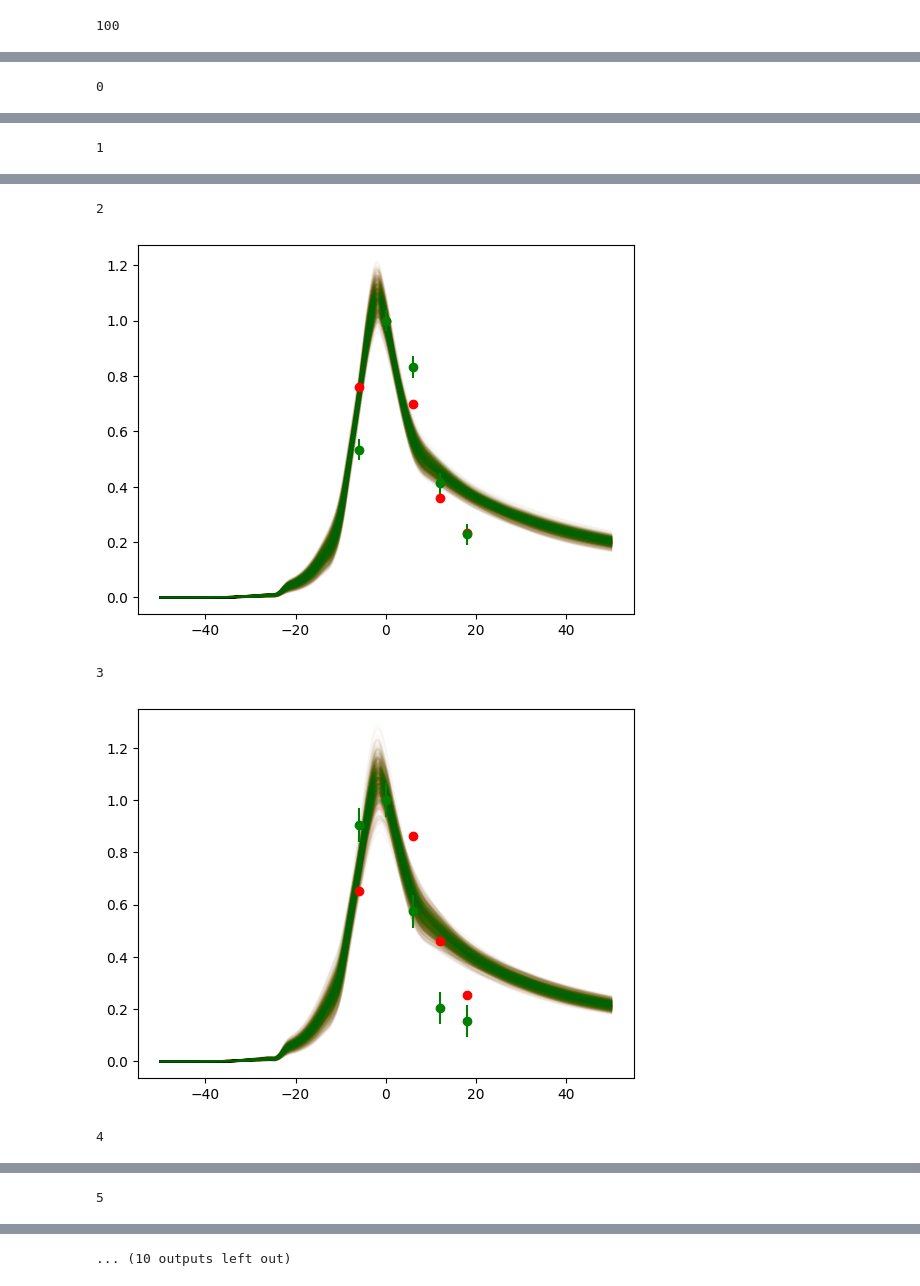
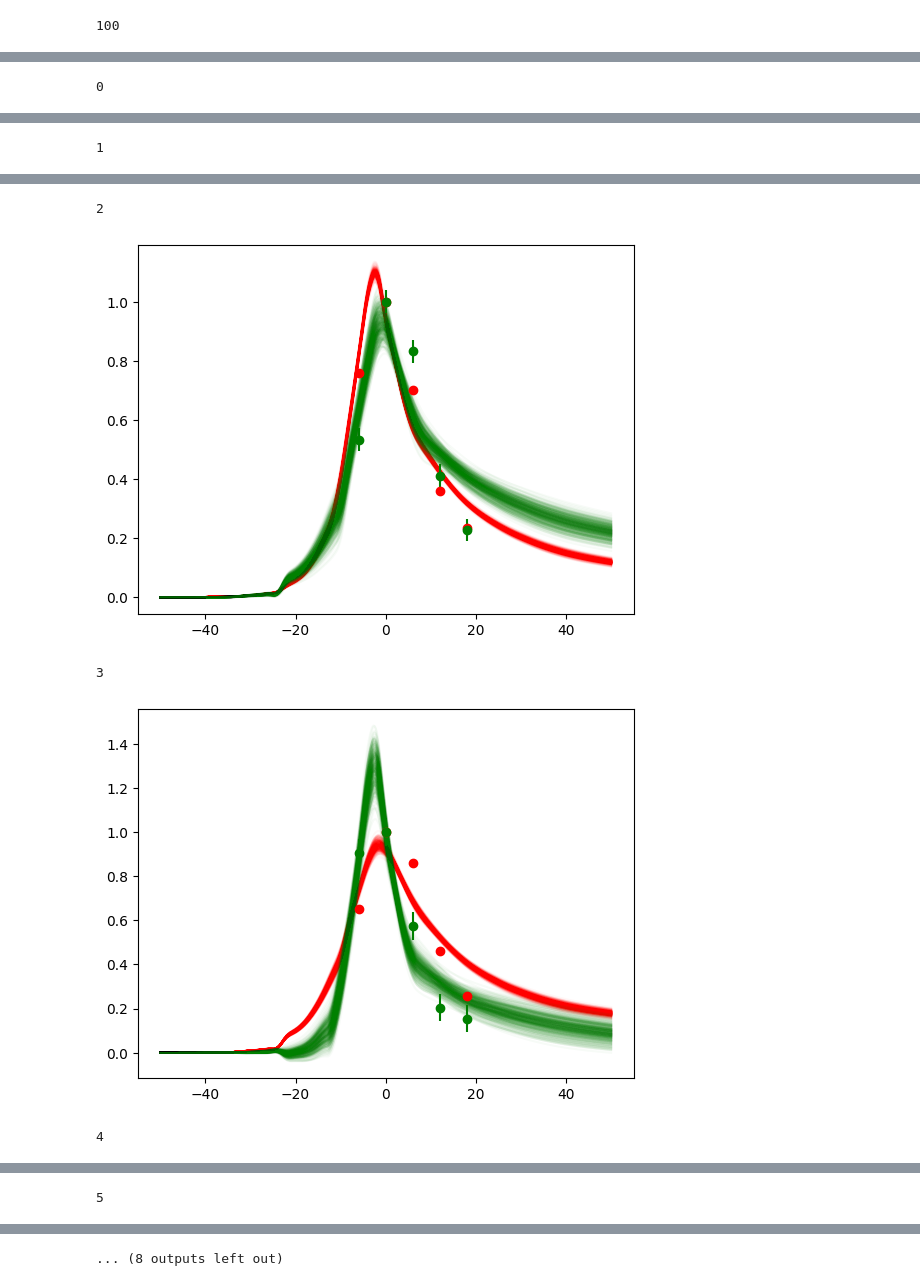
Before and after one commit to b-biswas/ltcurveMCMC, a Jupyter notebook: notebooks/perfect_sims_pcs.ipynb, the cells around one changed output, grey strips where cells are left out. Saved outputs shown, nothing was run; the diff lists cells and outputs as text; code cells hidden in the pictures.

```diff
--- a/notebooks/perfect_sims_pcs.ipynb
+++ b/notebooks/perfect_sims_pcs.ipynb
@@ -22,6 +22,9 @@ pcs = load_pcs()
 new_object_df = pd.read_csv(os.path.join(get_data_dir_path(), "perfect_sims.csv"))
 # %% [markdown]
 The perfect simulations are simulated for LSST so they have 6 differnet bands. Since right now we run the tests on the ZTF data which has only the g and r bands, we will use only these 2 from LSST for compution
+# %%
+mu = np.load(os.path.join(get_data_dir_path(), "mu.npy"))
+scale = np.load(os.path.join(get_data_dir_path(), "scale.npy"))
 # %% [markdown]
 # RUN MCMC
 # %%
@@ -48,8 +51,10 @@ x_range = jnp.asarray(new_object_df["time"])
 observed_value = np.array(new_object_df["flux"].values, dtype=jnp.float32)
 observed_sigma = np.array(new_object_df["fluxerr"].values, dtype=jnp.float32)
 
-jd = jd_model_pcs(index, x_range, pcs)
+jd = jd_model_pcs(index, x_range, pcs, mu, scale)
 # %%
 len(observed_sigma)
 # %% [output]
 100
+# %%
+index = jnp.array(index)
@@ -58,15 +71,15 @@ len(observed_sigma)
 run_mcmc = lambda seed: tfp.experimental.mcmc.windowed_adaptive_nuts(
         100,
         jd,
-        n_chains=4,
-        # num_adaptation_steps=5,
+        n_chains=10,
+        num_adaptation_steps=100,
         seed=seed,
-        sigma=observed_sigma*5,
+        sigma=observed_sigma,
         obs=observed_value,
     )
 
 
-rng, sample_rng = jax.random.split(rng)
+sample_rng, rng  = jax.random.split(rng)
 mcmc_samples, sampler_stats = run_mcmc(sample_rng)
 # %%
 from lcmcmc.parametric_fits import parametric_fn_pcs
@@ -90,13 +118,9 @@ for event_num in range(len(index)):
     for band in range(2):
         for sample_no in range(100):
             for chain_num in range(4):
-                c1_ = mcmc_samples.c1_[sample_no, chain_num, event_num, band]
-                c2 = mcmc_samples.c2[sample_no, chain_num, event_num, band]
-                c3 = mcmc_samples.c3[sample_no, chain_num, event_num, band]
-                c1 = c1_ - c2 - c3
-#                 print(c1)
-#                 print(c2)
-#                 print(c3)
+                c1 = mcmc_samples.coeffs[sample_no, chain_num, event_num, 0 + band*3]
+                c2 = mcmc_samples.coeffs[sample_no, chain_num, event_num, 1 + band*3]
+                c3 = mcmc_samples.coeffs[sample_no, chain_num, event_num, 2 + band*3]
 
                 predictions = parametric_fn_pcs(c1, c2, c3, pcs, np.arange(0,401, 1))
                 #print( predictions)
@@ -105,7 +129,7 @@ for event_num in range(len(index)):
 
         band_df = object_df[object_df['band_index']==band]
         plt.errorbar(band_df["time"], band_df["flux"], yerr=band_df["fluxerr"], fmt="o", color=colors[band])
-    if event_num==10:
+    if event_num==9:
         break
     plt.show()
 # %% [output]
@@ -116,5 +140,5 @@ for event_num in range(len(index)):
 2
-[figure, old version]
+[figure, new version]
 3
-[figure, old version]
+[figure, new version]
 4
@@ -124 +148 @@ for event_num in range(len(index)):
-... (10 outputs left out)
+... (8 outputs left out)
```
Also changed, not shown: parts of 5 cells of this notebook, 8 other files.
